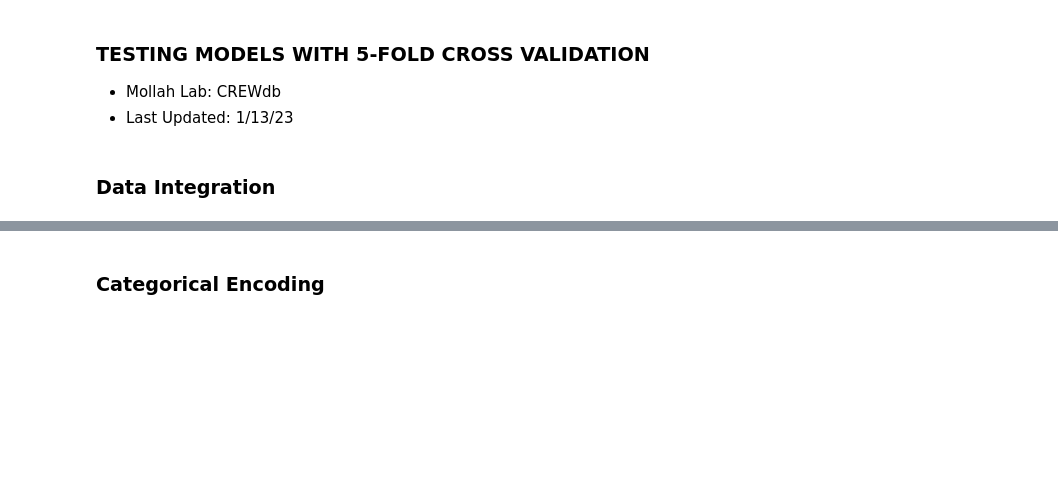
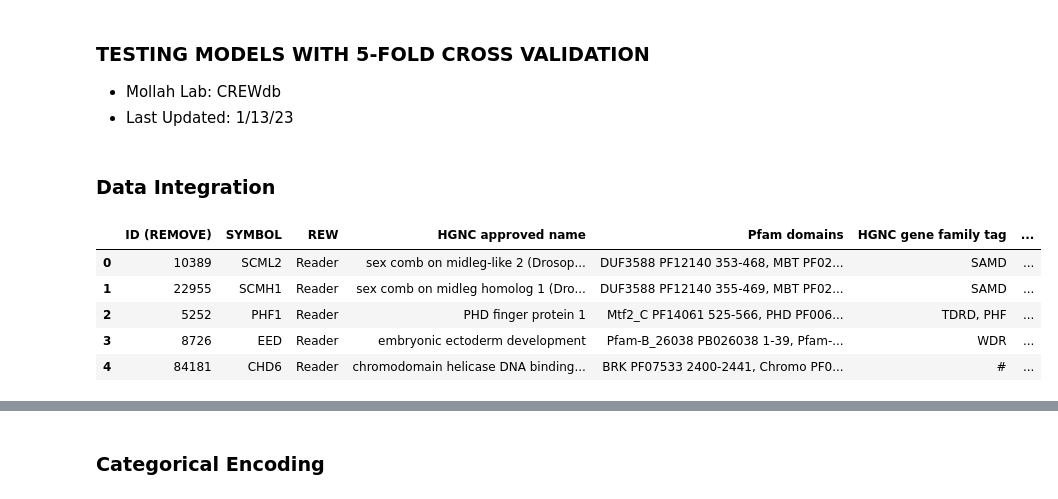
Before and after one commit to smollahlab/CREWdb, a Jupyter notebook: 5-Fold-CREWdb.ipynb, the cells around one changed output, grey strips where cells are left out. Cells and saved outputs as stored; diff of their text form; code cells hidden in the pictures; blank space fills up the shorter version.

```diff
--- a/5-Fold-CREWdb.ipynb
+++ b/5-Fold-CREWdb.ipynb
@@ -10,7 +26,14 @@ import numpy as np
 ### Data Integration
 # %%
 #Reading in bulk data
-data = pd.read_csv("./data/dataset_cleaned_397.csv").rename(columns={'REW (Convert to Numbers)': 'REW'})
+data = pd.read_csv("/content/dataset_cleaned_397.csv").rename(columns={'REW (Convert to Numbers)': 'REW'})
 data.head()
+# %% [output]
+|  | ID (REMOVE) | SYMBOL | REW | HGNC approved name | Pfam domains | HGNC gene family tag | ... |
+| 0 | 10389 | SCML2 | Reader | sex comb on midleg-like 2 (Drosop... | DUF3588 PF12140 353-468, MBT PF02... | SAMD | ... |
+| 1 | 22955 | SCMH1 | Reader | sex comb on midleg homolog 1 (Dro... | DUF3588 PF12140 355-469, MBT PF02... | SAMD | ... |
+| 2 | 5252 | PHF1 | Reader | PHD finger protein 1 | Mtf2_C PF14061 525-566, PHD PF006... | TDRD, PHF | ... |
+| 3 | 8726 | EED | Reader | embryonic ectoderm development | Pfam-B_26038 PB026038 1-39, Pfam-... | WDR | ... |
+| 4 | 84181 | CHD6 | Reader | chromodomain helicase DNA binding... | BRK PF07533 2400-2441, Chromo PF0... | # | ... |
 # %%
 data.info()
```
Also changed, not shown: parts of 17 cells of this notebook, 1 other file.
